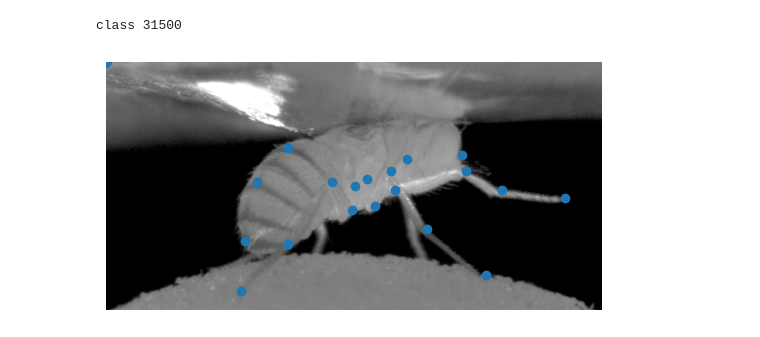
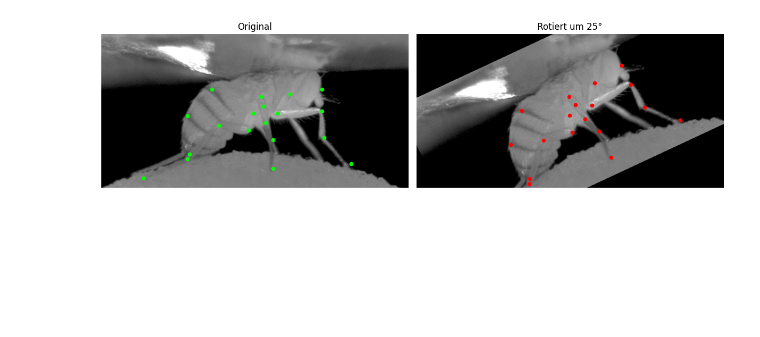
Before and after one commit to Maurrow/uzk_cvproject, a Jupyter notebook: fly_dataset.ipynb, the cells around one changed output. Cells and saved outputs as stored; diff of their text form; code cells hidden in the pictures; blank space fills up the shorter version.

Commit message:
Visualize and transform skeleton added adaptation needed

```diff
--- a/fly_dataset.ipynb
+++ b/fly_dataset.ipynb
@@ -89,15 +164,49 @@ class FLYDataset(Dataset):
 # %%
-dataset = FLYDataset("/scratch/cv-course2025/group2/data")
-plt.axis('off')
-img, annotation = dataset.__getvisual__(200)
-x, y = annotation
-plt.imshow(img, cmap="grey")
-plt.scatter(x, y)
-
-plt.show(block=True)
+transform = RotateWithKeypoints(degrees=(-20, 20))
+dataset = FLYDataset("/scratch/cv-course2025/group2/data", transform=transform)
-# %% [output]
-class 31500
-[figure, removed]
+# %%
+import matplotlib.pyplot as plt
+from torchvision.transforms import v2
+
+# --------- Parameter ----------
+DATA_PATH = "/scratch/cv-course2025/group2/data"
+IDX = 42
+ROTATION_ANGLE = 25  # feste Gradzahl
+# ------------------------------
+
+# --------- Dataset laden ---------
+dataset = FLYDataset(DATA_PATH, mode="training", cam=0)
+
+# --------- Transform mit fixer Rotation vorbereiten ---------
+rotate_transform = RotateWithKeypoints(degrees=(-30, 30))  # für Training zufällig
+
+# Für Visualisierung: feste Gradzahl übergeben
+def fixed_rotate(sample):
+    return rotate_transform(sample, angle_deg=ROTATION_ANGLE)
+
+# --------- Bild ohne Transform ---------
+img1, (x1, y1) = dataset.__getvisual__(IDX)
+
+# --------- Bild mit Rotation ---------
+img2, (x2, y2) = dataset.__getvisual__(IDX, transform=fixed_rotate)
+
+# --------- Visualisieren ---------
+fig, axes = plt.subplots(1, 2, figsize=(12, 6))
+
+axes[0].imshow(img1, cmap="gray")
+axes[0].scatter(x1, y1, c="lime", s=20)
+axes[0].set_title("Original")
+axes[0].axis("off")
+
+axes[1].imshow(img2, cmap="gray")
+axes[1].scatter(x2, y2, c="red", s=20)
+axes[1].set_title(f"Rotiert um {ROTATION_ANGLE}°")
+axes[1].axis("off")
+
+plt.tight_layout()
+plt.show()
+# %% [output]
+[figure, added]
 # %%
 class CNN_Fly(nn.Module):
     def __init__(self, input_size, embedding_size, num_joints=38):
```
Also changed, not shown: parts of 5 cells of this notebook, 4 other files.
